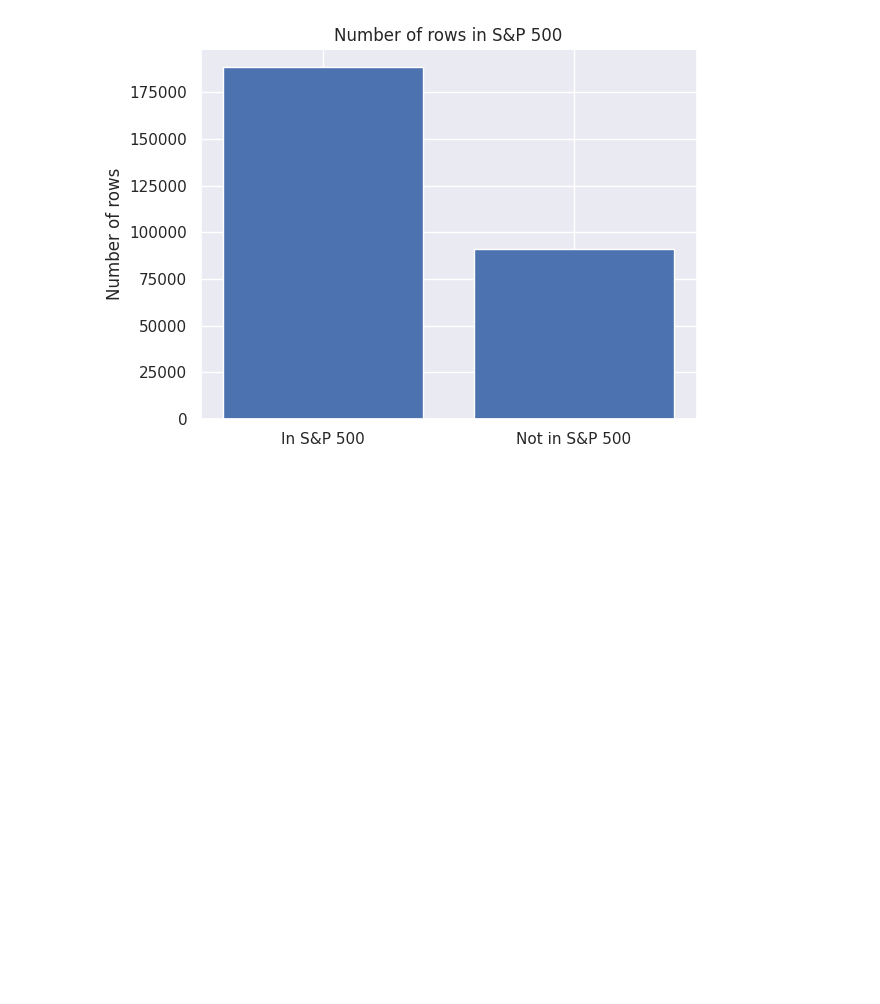
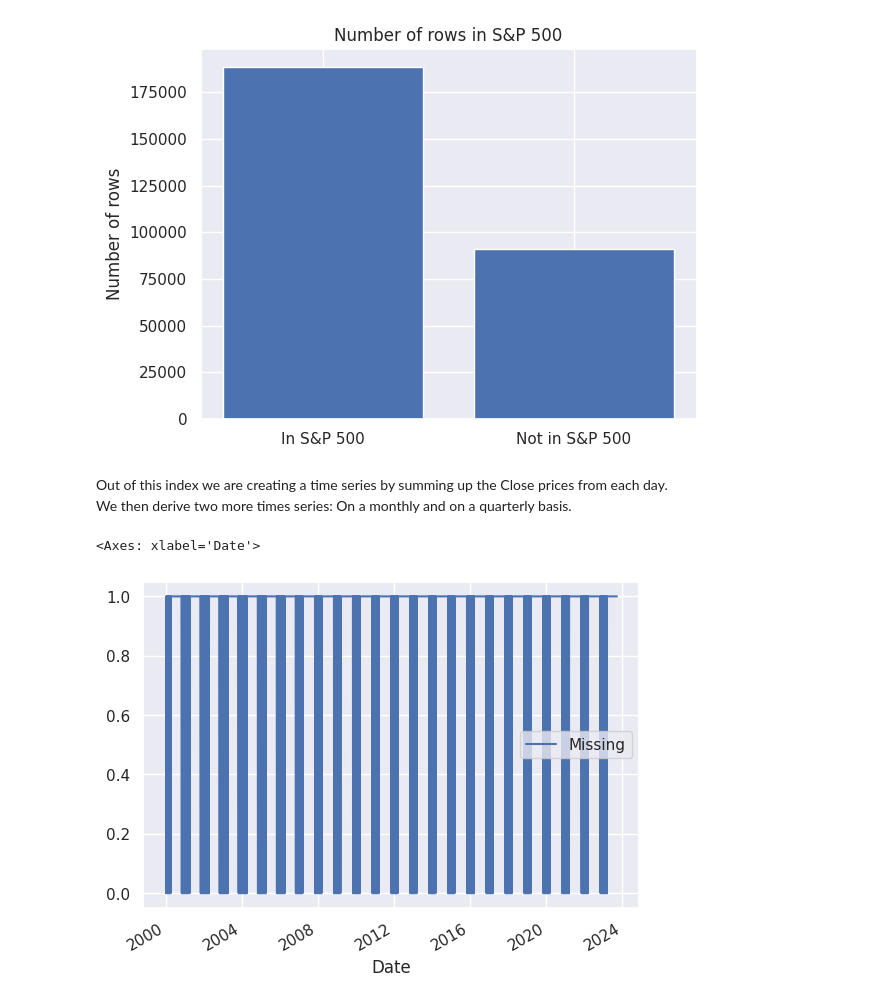
Before and after one commit to christofkaelin/ca683-project-group-1, a Jupyter notebook: CA683_Project_Group1.ipynb, the cells around one changed output. Drawn from its saved outputs; the diff is of its cells as text; code cells hidden in the pictures; blank space fills up the shorter version.

Commit message:
Create time series from S&P index

```diff
--- a/CA683_Project_Group1.ipynb
+++ b/CA683_Project_Group1.ipynb
@@ -172,9 +170,6 @@ summary_statistics, unique_brands, unique_tickers, unique_industries, unique_cou
 # %% [markdown]
 ### Graph Analysis
 # %%
-# Setting up the aesthetic style of the plots
-sns.set(style="whitegrid")
-
 # Preparing data for plotting
 # Distribution of Closing Prices
 closing_prices = df['Close']
@@ -332,9 +327,6 @@ df_aapl.tail()  # Most recent EMA values
 | 5967 | 2023-09-19 00:00:00-04:00 | 179.070007 | 180.910605 | 170.704301 |
 | 5968 | 2023-09-20 00:00:00-04:00 | 175.490005 | 180.698033 | 170.751920 |
 # %%
-# Set the plotting style using Seaborn
-sns.set_style('darkgrid')
-
 # Set the figure size
 plt.figure(figsize=(14, 7))
 
@@ -384,3 +376,18 @@ plt.title('Number of rows in S&P 500')
 plt.show()
 # %% [output]
 [figure]
+# %% [markdown]
+Out of this index we are creating a time series by summing up the Close prices from each day. \
+We then derive two more times series: On a monthly and on a quarterly basis.
+# %%
+ts_daily = df.loc[df['SP500'] ==True].groupby('Date')['Close'].sum().reset_index()
+# %%
+# Analyze missing dates
+missing_dates = pd.date_range(ts_daily['Date'].min(), ts_daily['Date'].max(), freq='D').difference(df['Date'])
+missing_dates_df = pd.DataFrame()
+missing_dates_df['Date'] = pd.date_range(ts_daily['Date'].min(), ts_daily['Date'].max(), freq='D')
+missing_dates_df['Missing'] = missing_dates_df['Date'].apply(lambda x: 1 if x in missing_dates.tolist() else 0)
+missing_dates_df.plot.line(x='Date', y='Missing')
+# %% [output]
+<Axes: xlabel='Date'>
+[figure, added]
```
Also changed, not shown: parts of 11 cells of this notebook.
